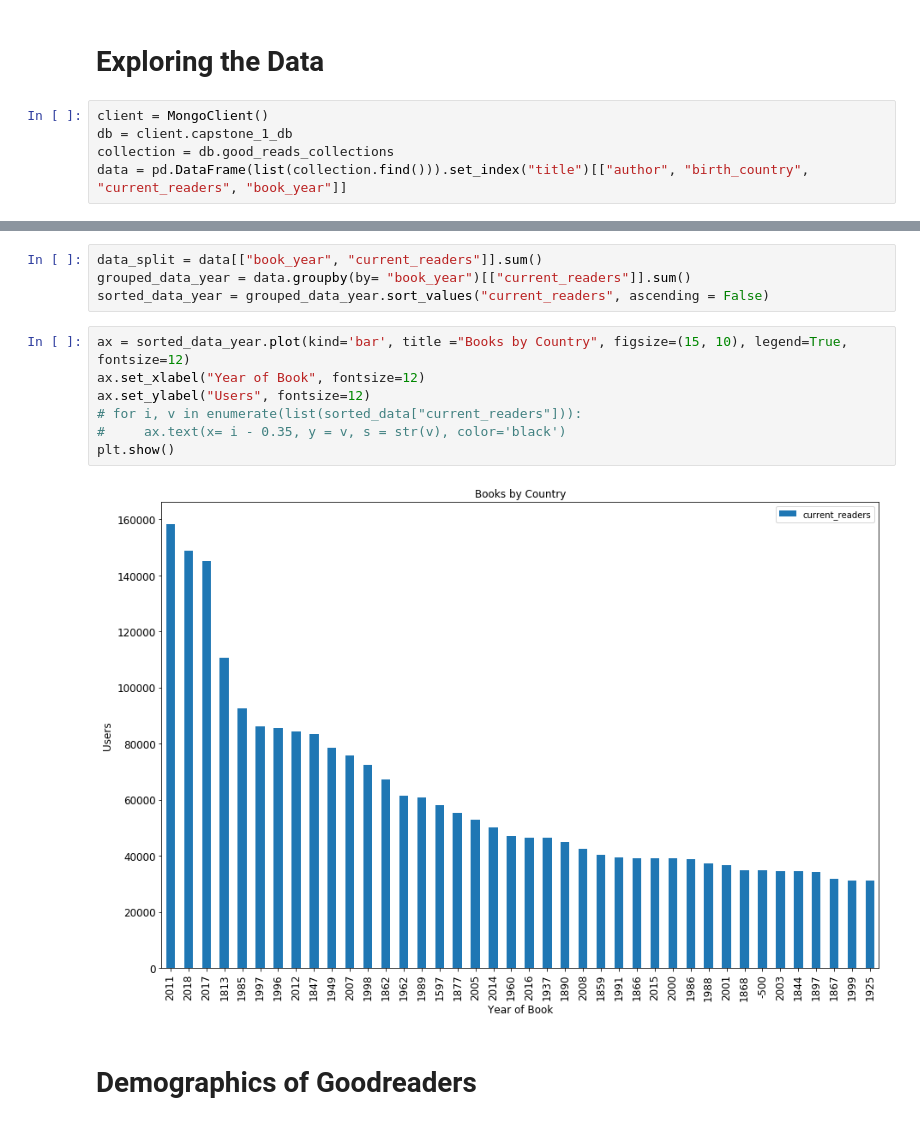
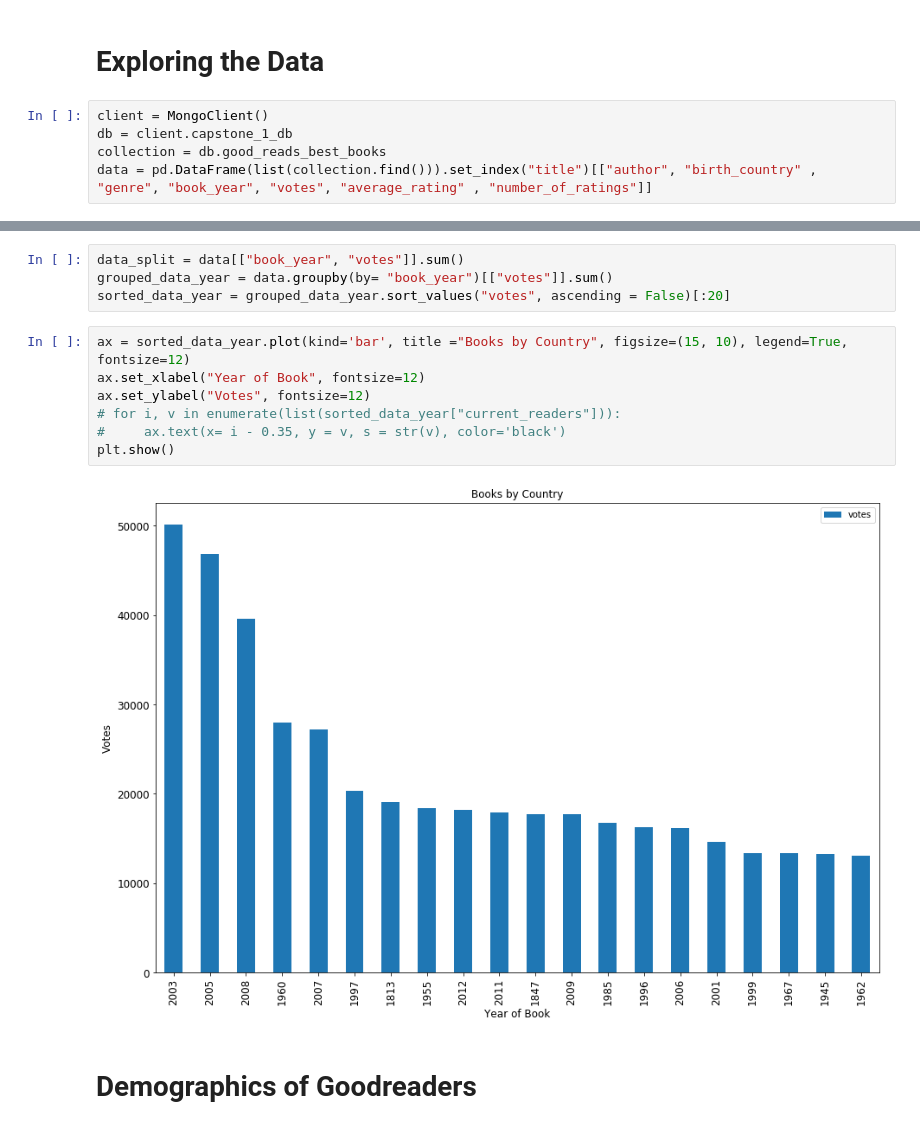
Before and after one commit to ryoiwata/capstone_1, a Jupyter notebook: Final Notebook.ipynb, the cells around one changed output, grey strips where cells are left out. Cells and saved outputs as stored; diff of their text form.

```diff
--- a/Final Notebook.ipynb
+++ b/Final Notebook.ipynb
@@ -99,8 +92,8 @@ import matplotlib.pyplot as plt
 # %%
 client = MongoClient()
 db = client.capstone_1_db
-collection = db.good_reads_collections
-data = pd.DataFrame(list(collection.find())).set_index("title")[["author", "birth_country", "current_readers", "book_year"]]
+collection = db.good_reads_best_books
+data = pd.DataFrame(list(collection.find())).set_index("title")[["author", "birth_country" , "genre", "book_year", "votes", "average_rating" , "number_of_ratings"]]
 # %%
 data.head()
 # %% [output]
@@ -138,16 +141,16 @@ plt.show()
 # %%
-data_split = data[["book_year", "current_readers"]].sum()
-grouped_data_year = data.groupby(by= "book_year")[["current_readers"]].sum()
-sorted_data_year = grouped_data_year.sort_values("current_readers", ascending = False)
+data_split = data[["book_year", "votes"]].sum()
+grouped_data_year = data.groupby(by= "book_year")[["votes"]].sum()
+sorted_data_year = grouped_data_year.sort_values("votes", ascending = False)[:20]
 # %%
 ax = sorted_data_year.plot(kind='bar', title ="Books by Country", figsize=(15, 10), legend=True, fontsize=12)
 ax.set_xlabel("Year of Book", fontsize=12)
-ax.set_ylabel("Users", fontsize=12)
-# for i, v in enumerate(list(sorted_data["current_readers"])):
+ax.set_ylabel("Votes", fontsize=12)
+# for i, v in enumerate(list(sorted_data_year["current_readers"])):
 #     ax.text(x= i - 0.35, y = v, s = str(v), color='black')
 plt.show()
 # %% [output]
-[figure, old version]
+[figure, new version]
 # %% [markdown]
 # Demographics of Goodreaders
 # %%
```
Also changed, not shown: parts of 11 cells of this notebook, 4 other files.
